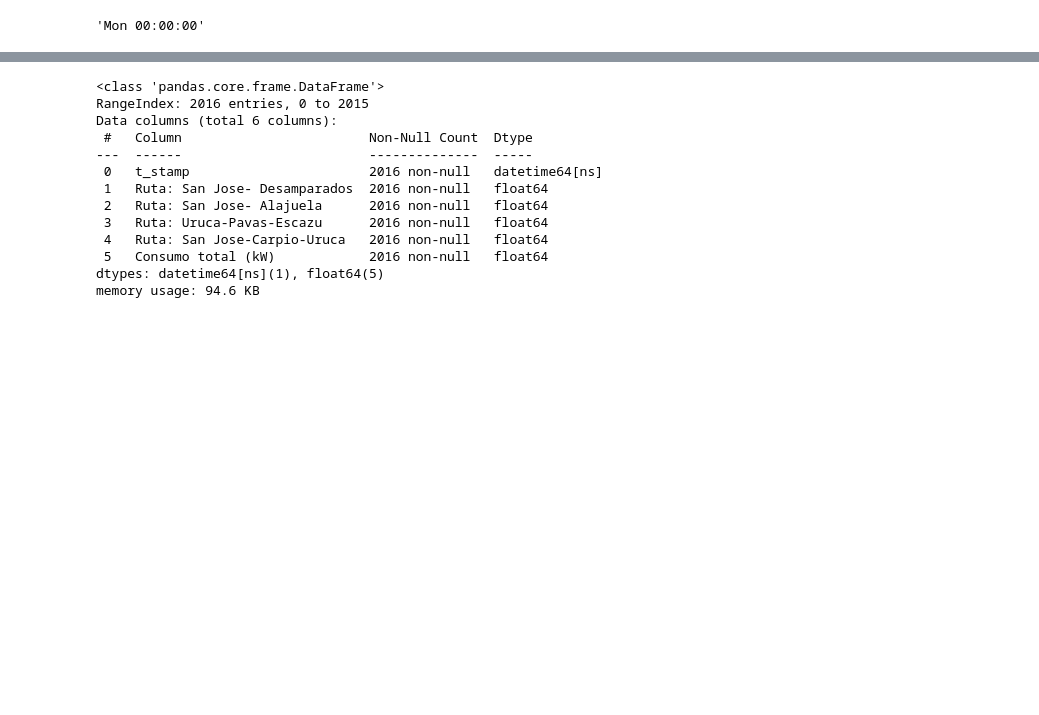
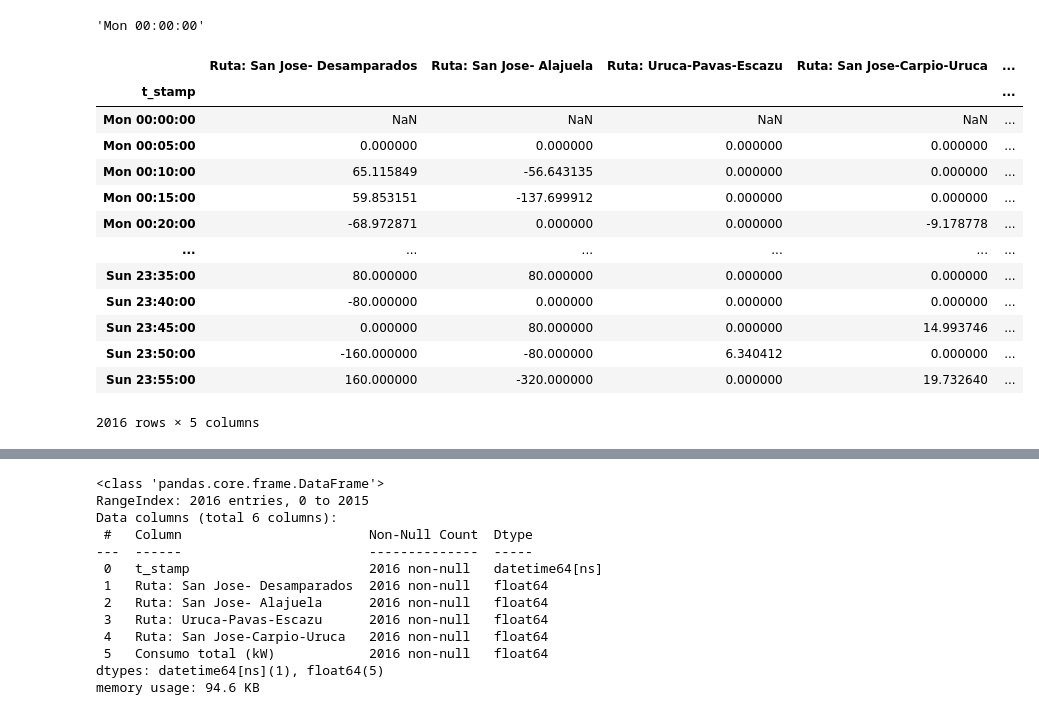
Before and after one commit to Gabriel-Aleman/Estudio-Movilidad-Electrica-, a Jupyter notebook: myNotebook.ipynb, the cells around one changed output, grey strips where cells are left out. Drawn from its saved outputs; the diff is of its cells as text; code cells hidden in the pictures; blank space fills up the shorter version.

```diff
--- a/myNotebook.ipynb
+++ b/myNotebook.ipynb
@@ -22,3 +22,20 @@ df["Consumo total (kW)"] = df["Ruta: San Jose-Carpio-Uruca"]+df["Ruta: San Jose-
 df["t_stamp"][0]
 # %% [output]
 'Mon 00:00:00'
+# %%
+df.set_index("t_stamp").diff()
+# %% [output]
+|  | Ruta: San Jose- Desamparados | Ruta: San Jose- Alajuela | Ruta: Uruca-Pavas-Escazu | Ruta: San Jose-Carpio-Uruca | ... |
+| t_stamp |  |  |  |  | ... |
+| Mon 00:00:00 | NaN | NaN | NaN | NaN | ... |
+| Mon 00:05:00 | 0.000000 | 0.000000 | 0.000000 | 0.000000 | ... |
+| Mon 00:10:00 | 65.115849 | -56.643135 | 0.000000 | 0.000000 | ... |
+| Mon 00:15:00 | 59.853151 | -137.699912 | 0.000000 | 0.000000 | ... |
+| Mon 00:20:00 | -68.972871 | 0.000000 | 0.000000 | -9.178778 | ... |
+| ... | ... | ... | ... | ... | ... |
+| Sun 23:35:00 | 80.000000 | 80.000000 | 0.000000 | 0.000000 | ... |
+| Sun 23:40:00 | -80.000000 | 0.000000 | 0.000000 | 0.000000 | ... |
+| Sun 23:45:00 | 0.000000 | 80.000000 | 0.000000 | 14.993746 | ... |
+| Sun 23:50:00 | -160.000000 | -80.000000 | 6.340412 | 0.000000 | ... |
+| Sun 23:55:00 | 160.000000 | -320.000000 | 0.000000 | 19.732640 | ... |
+2016 rows × 5 columns
```
Also changed, not shown: parts of 3 cells of this notebook, 2 other files.
